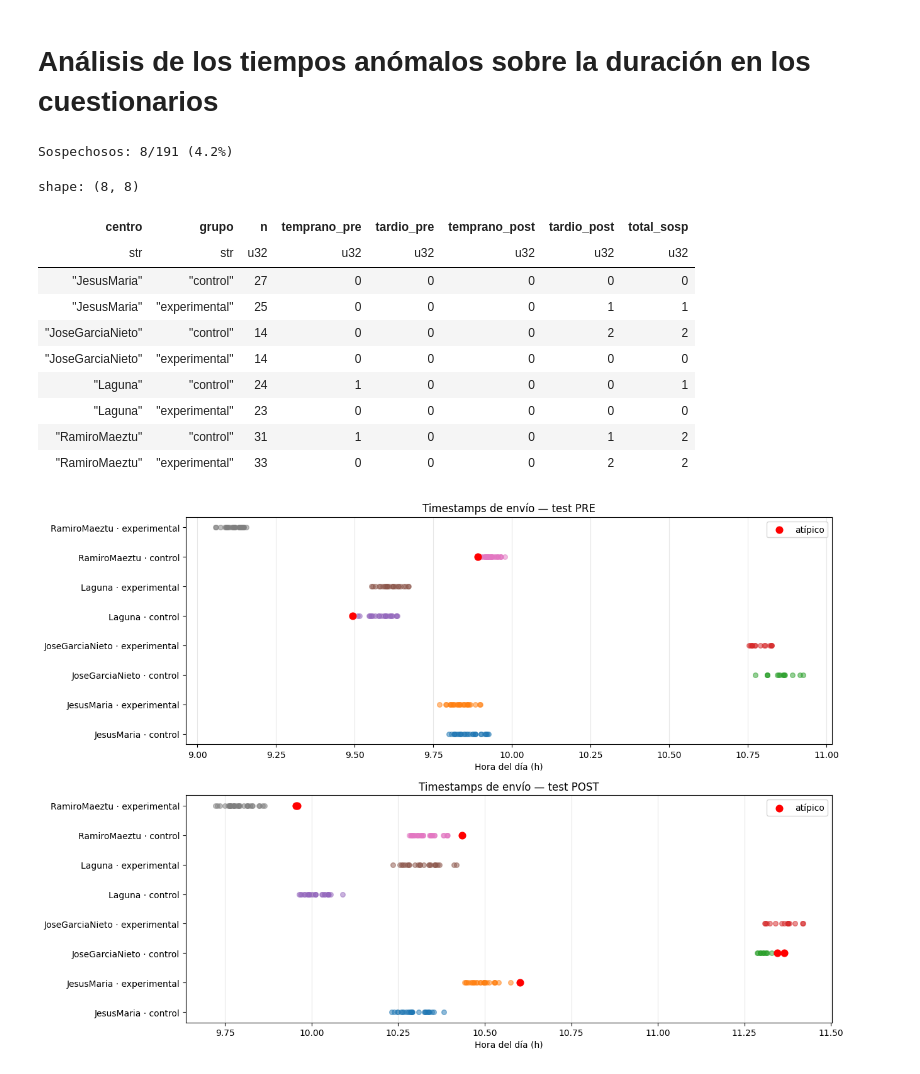
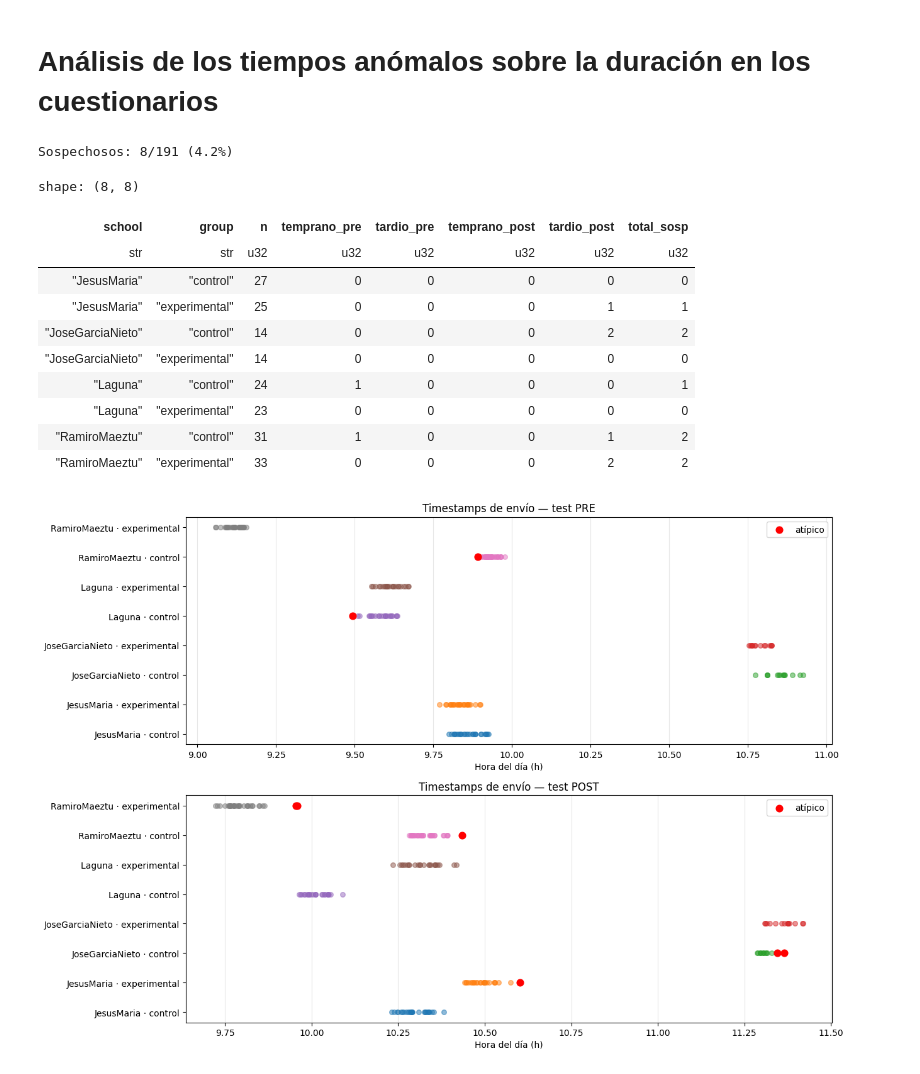
Before and after one commit to IBiDat/va-educational-impact, a Jupyter notebook: src/notebooks/forms/forms_data_analysis.ipynb, the cells around one changed output. Saved outputs shown, nothing was run; the diff lists cells and outputs as text; code cells hidden in the pictures.

```diff
--- a/src/notebooks/forms/forms_data_analysis.ipynb
+++ b/src/notebooks/forms/forms_data_analysis.ipynb
@@ -536,10 +536,10 @@ Observamos como hay un individuo que ha obtenido un 10 en el cuestionario pre. P
 # Análisis de los tiempos anómalos sobre la duración en los cuestionarios
 # %%
 # ─── CONFIGURACIÓN ───────────────────────────────────────────────────────────
-COL_TS_PRE   = "marca temporal_pre"
-COL_TS_POST  = "marca temporal_post"
-COL_CENTRO   = "centro"
-COL_GRUPO    = "grupo"
+COL_TS_PRE   = "timestamp_pre"
+COL_TS_POST  = "timestamp_post"
+COL_CENTRO   = "school"
+COL_GRUPO    = "group"
 COL_ID       = "alumno_id"
 
 UMBRAL_MINIMO_SEG = 60 * 10
@@ -584,34 +584,34 @@ def marca_atipicos(pdf, col_ts, sufijo):
 
 pdf = df.to_pandas()
 marca_atipicos(pdf, COL_TS_PRE,  "pre")
 marca_atipicos(pdf, COL_TS_POST, "post")
 
 pdf["sospechoso_pre"]  = pdf["temprano_pre"]  | pdf["tardio_pre"]
 pdf["sospechoso_post"] = pdf["temprano_post"] | pdf["tardio_post"]
 pdf["sospechoso"]      = pdf["sospechoso_pre"] | pdf["sospechoso_post"]
 
 df = pl.from_pandas(pdf)
 
 
 # ─── 2. RESUMEN POR SESIÓN ──────────────────────────────────────────────────
 resumen = (df.group_by([COL_CENTRO, COL_GRUPO])
              .agg(
                  pl.len().alias("n"),
                  pl.col("temprano_pre").sum().alias("temprano_pre"),
                  pl.col("tardio_pre").sum().alias("tardio_pre"),
                  pl.col("temprano_post").sum().alias("temprano_post"),
                  pl.col("tardio_post").sum().alias("tardio_post"),
                  pl.col("sospechoso").sum().alias("total_sosp"),
              )
              .sort([COL_CENTRO, COL_GRUPO]))
 
 n = df["sospechoso"].sum()
 print(f"Sospechosos: {n}/{df.height} ({100*n/df.height:.1f}%)\n")
 resumen
 # %% [output]
 Sospechosos: 8/191 (4.2%)
 shape: (8, 8)
-| centro | grupo | n | temprano_pre | tardio_pre | temprano_post | tardio_post | total_sosp |
+| school | group | n | temprano_pre | tardio_pre | temprano_post | tardio_post | total_sosp |
 | str | str | u32 | u32 | u32 | u32 | u32 | u32 |
 | "JesusMaria" | "control" | 27 | 0 | 0 | 0 | 0 | 0 |
 | "JesusMaria" | "experimental" | 25 | 0 | 0 | 0 | 1 | 1 |
```
Also changed, not shown: parts of 12 cells of this notebook, 20 other files.
